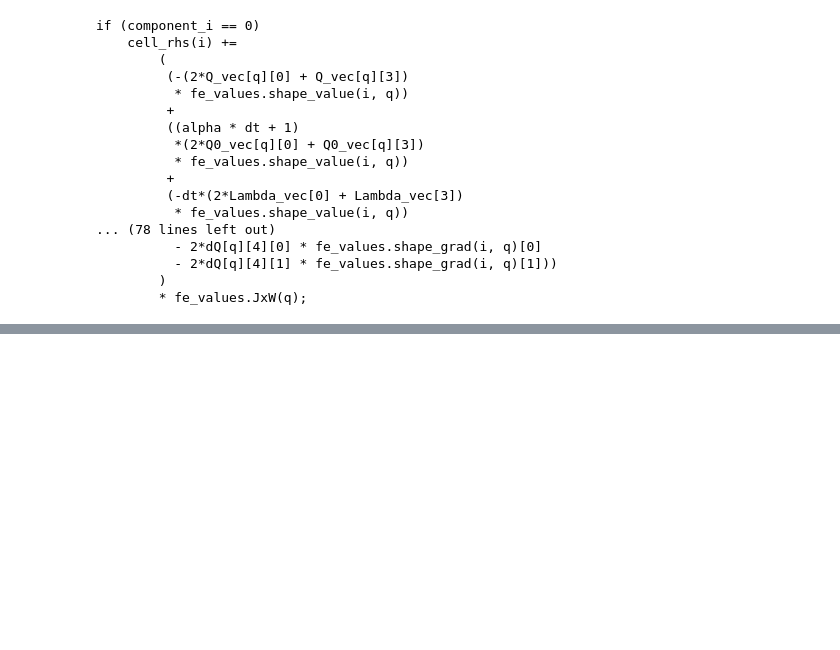
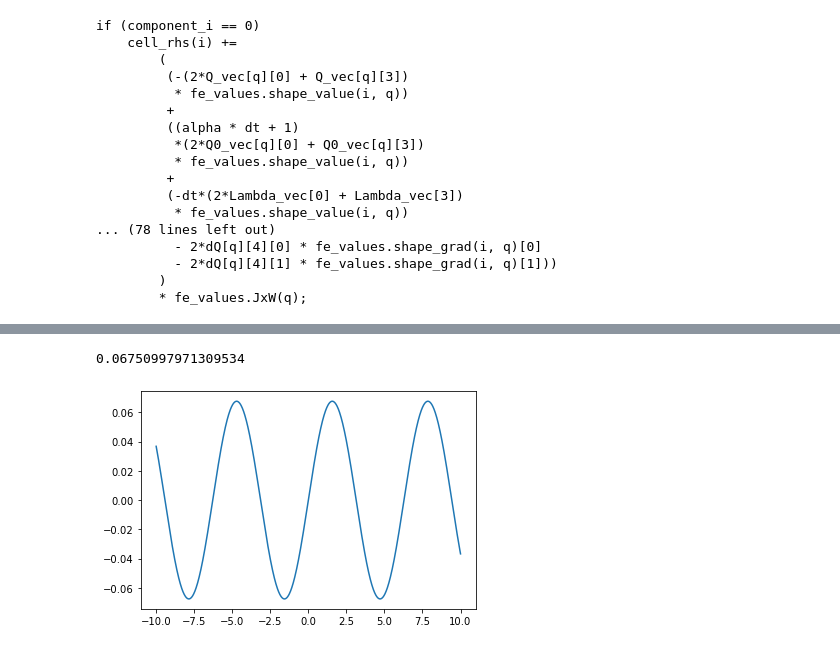
Before and after one commit to lucasmyers97/maier-saupe-lc-hydrodynamics, a Jupyter notebook: theory/anisotropic-elastic-terms/anisotropic_elasticity_calculations.ipynb, the cells around one changed output, grey strips where cells are left out. Saved outputs shown, nothing was run; the diff lists cells and outputs as text; code cells hidden in the pictures; blank space fills up the shorter version.

```diff
--- a/theory/anisotropic-elastic-terms/anisotropic_elasticity_calculations.ipynb
+++ b/theory/anisotropic-elastic-terms/anisotropic_elasticity_calculations.ipynb
@@ -668,0 +1018,14 @@ if (component_i == 0 && component_j == 0)
+# %%
+for i in range(mat_dim):
+    for j in range(mat_dim):
+        R1_ex[i, j] = R1_ex[i, j].subs(subs_dict).doit()
+        E1_ex[i, j] = E1_ex[i, j].subs(subs_dict).doit()
+        E2_ex[i, j] = E2_ex[i, j].subs(subs_dict).doit()
+        E31_ex[i, j] = E31_ex[i, j].subs(subs_dict).doit()
+        E32_ex[i, j] = E32_ex[i, j].subs(subs_dict).doit()
+
+display(R1_ex)
+display(E1_ex)
+display(E2_ex)
+display(E31_ex)
+display(E32_ex)
@@ -668,0 +1038,6 @@ if (component_i == 0 && component_j == 0)
+# %%
+R1_func = lambdify([x, eps, S], R1_ex[0, 1])
+E1_func = lambdify([x, eps, S], E1_ex[0, 1])
+E2_func = lambdify([x, eps, S], E2_ex[0, 1])
+E31_func = lambdify([x, eps, S], E31_ex[0, 1])
+E32_func = lambdify([x, eps, S], E32_ex[0, 0])
@@ -668,0 +1047,14 @@ if (component_i == 0 && component_j == 0)
+# %%
+x_num = np.linspace(-10, 10, num=1000)
+# %%
+R1_ar = R1_func(x_num, 0.1, 0.6751)
+E1_ar = E1_func(x_num, 0.1, 0.6751)
+E2_ar = E2_func(x_num, 0.1, 0.6751)
+E31_ar = E31_func(x_num, 0.1, 0.6751)
+E32_ar = E32_func(x_num, 0.1, 0.6751)
+# %%
+plt.plot(x_num, R1_ar)
+print(np.max(R1_ar))
+# %% [output]
+0.06750997971309534
+[figure, added]
```
Also changed, not shown: parts of 48 cells of this notebook, 2 other files.
